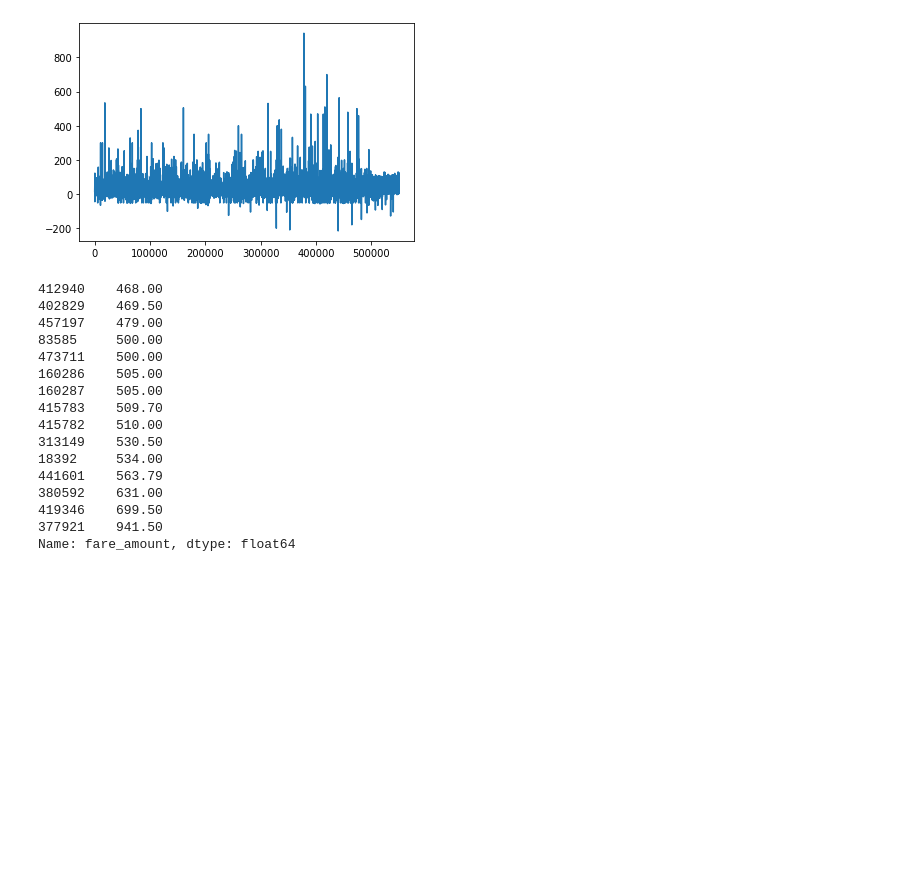
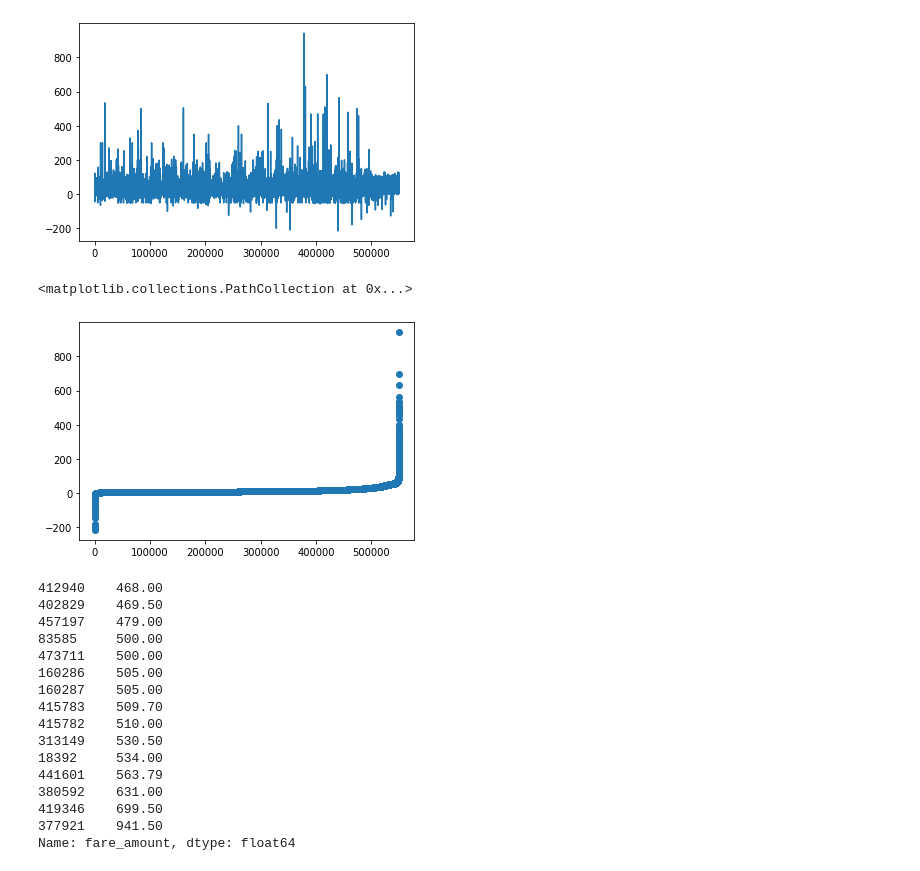
Before and after one commit to DavidPachis/dataScience, a Jupyter notebook: proyecto/notebooks/2Entrega_TaxisNYC_CDA.ipynb, the cells around one changed output. Drawn from its saved outputs; the diff is of its cells as text; code cells hidden in the pictures; blank space fills up the shorter version.

```diff
--- a/proyecto/notebooks/2Entrega_TaxisNYC_CDA.ipynb
+++ b/proyecto/notebooks/2Entrega_TaxisNYC_CDA.ipynb
@@ -121,6 +121,13 @@ dtype: object
 # %% [output]
 <matplotlib.axes._subplots.AxesSubplot at 0x...>
 [figure]
+# %%
+fares =  df['fare_amount'].sort_values()
+y= list(np.arange(0,len(fares)))
+plt.scatter(y,fares)
+# %% [output]
+<matplotlib.collections.PathCollection at 0x...>
+[figure, added]
 # %%
 df = df.drop(df.index[df['fare_amount'] < 0.001])
 # %%
```
Also changed, not shown: parts of 10 cells of this notebook.
